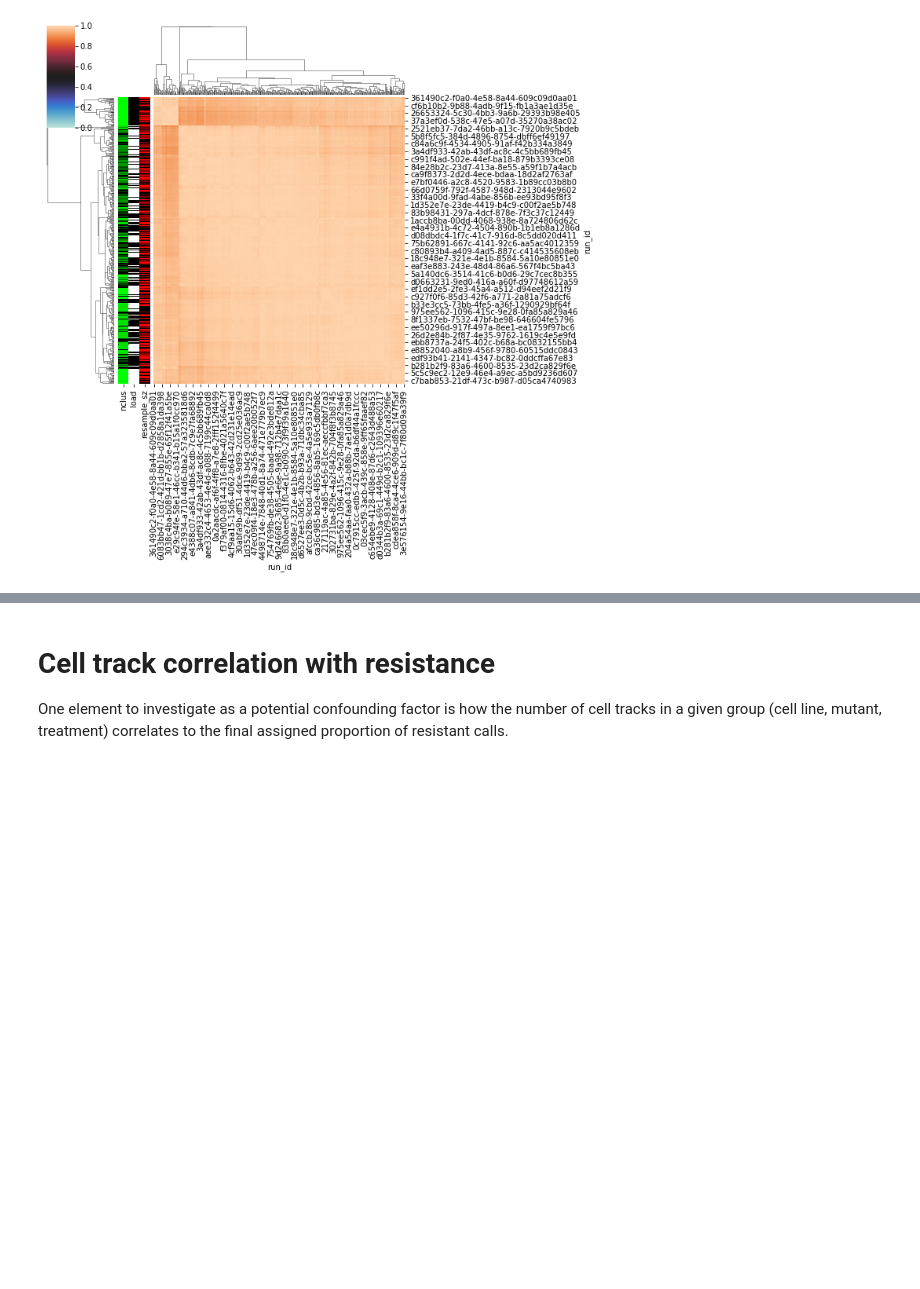
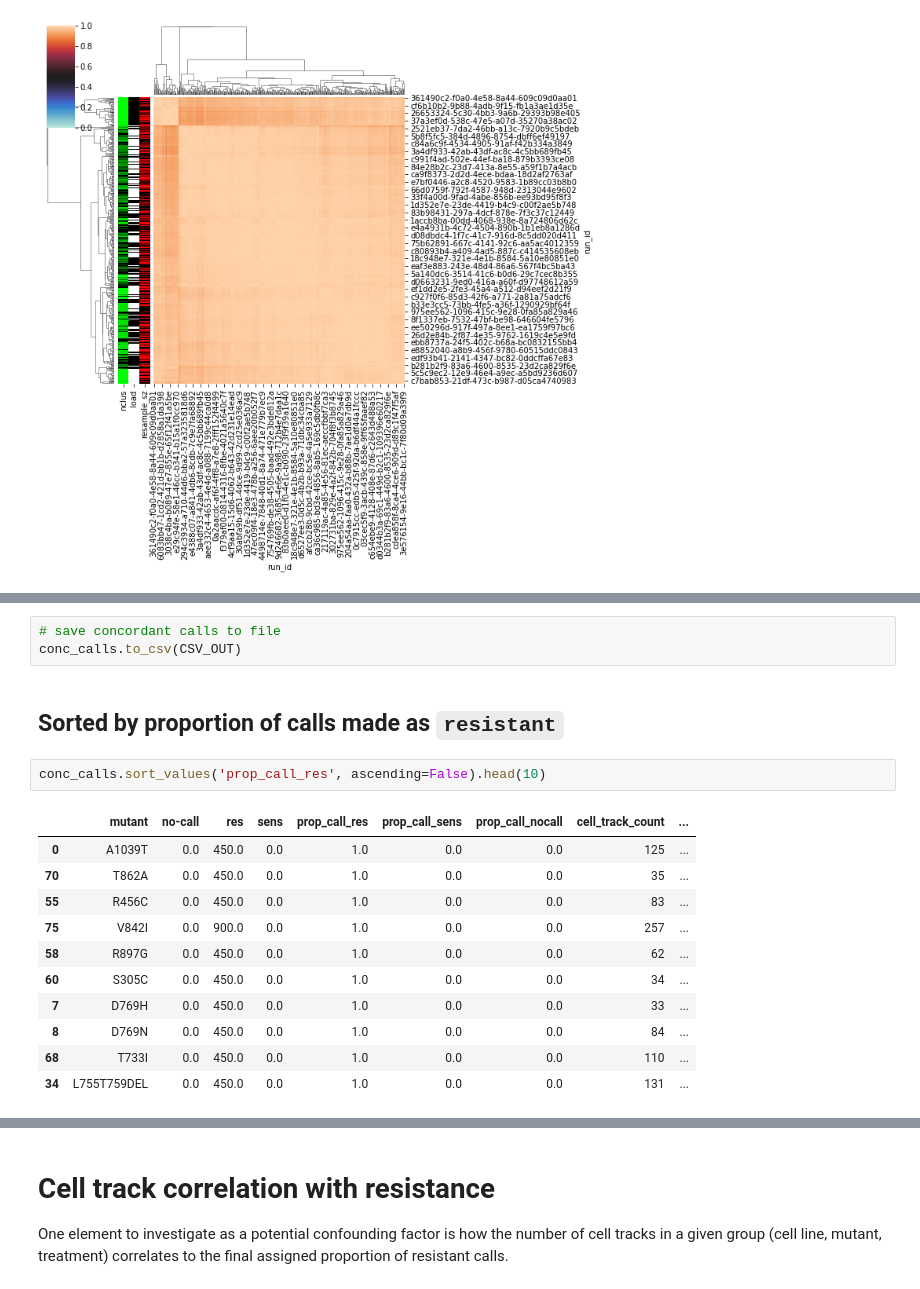
Before and after one commit to nathanieljevans/HER2_mutant, a Jupyter notebook: HER2_sensitivity_results_analysis [trastuzumab].ipynb, the cells around one changed output, grey strips where cells are left out. Saved outputs shown, nothing was run; the diff lists cells and outputs as text; blank space fills up the shorter version.

```diff
--- a/HER2_sensitivity_results_analysis [trastuzumab].ipynb
+++ b/HER2_sensitivity_results_analysis [trastuzumab].ipynb
@@ -237,0 +260,19 @@ conc_calls.sort_values('prop_call_res', ascending=False).head(5)
+# %%
+# save concordant calls to file
+conc_calls.to_csv(CSV_OUT)
+# %% [markdown]
+## Sorted by proportion of calls made as `resistant`
+# %%
+conc_calls.sort_values('prop_call_res', ascending=False).head(10)
+# %% [output]
+|  | mutant | no-call | res | sens | prop_call_res | prop_call_sens | prop_call_nocall | cell_track_count | ... |
+| 0 | A1039T | 0.0 | 450.0 | 0.0 | 1.0 | 0.0 | 0.0 | 125 | ... |
+| 70 | T862A | 0.0 | 450.0 | 0.0 | 1.0 | 0.0 | 0.0 | 35 | ... |
+| 55 | R456C | 0.0 | 450.0 | 0.0 | 1.0 | 0.0 | 0.0 | 83 | ... |
+| 75 | V842I | 0.0 | 900.0 | 0.0 | 1.0 | 0.0 | 0.0 | 257 | ... |
+| 58 | R897G | 0.0 | 450.0 | 0.0 | 1.0 | 0.0 | 0.0 | 62 | ... |
+| 60 | S305C | 0.0 | 450.0 | 0.0 | 1.0 | 0.0 | 0.0 | 34 | ... |
+| 7 | D769H | 0.0 | 450.0 | 0.0 | 1.0 | 0.0 | 0.0 | 33 | ... |
+| 8 | D769N | 0.0 | 450.0 | 0.0 | 1.0 | 0.0 | 0.0 | 84 | ... |
+| 68 | T733I | 0.0 | 450.0 | 0.0 | 1.0 | 0.0 | 0.0 | 110 | ... |
+| 34 | L755T759DEL | 0.0 | 450.0 | 0.0 | 1.0 | 0.0 | 0.0 | 131 | ... |
```
Also changed, not shown: parts of 30 cells of this notebook, 3 other files.
